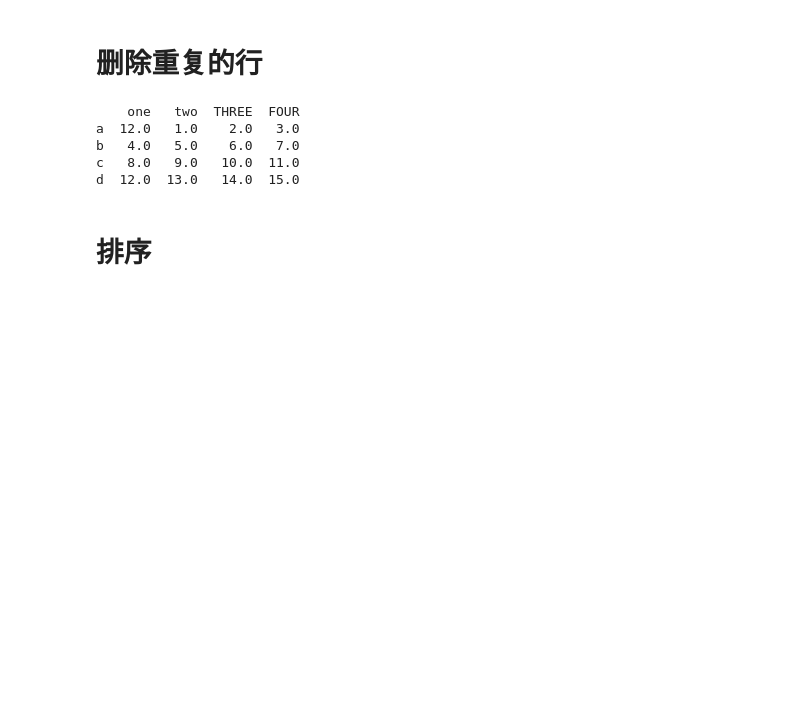
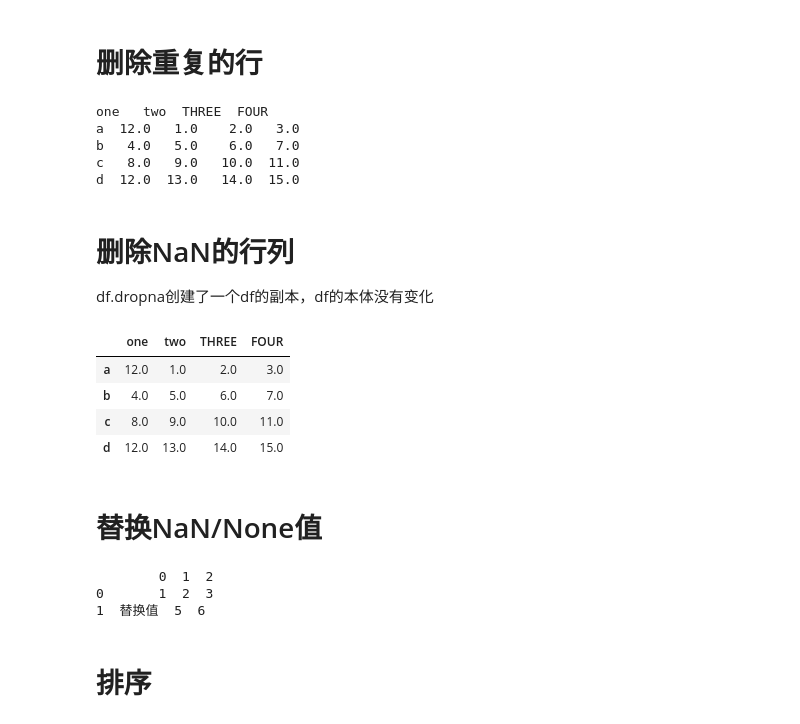
Before and after one commit to 102757017/Foundation-of-in-depth-learning, a Jupyter notebook: 数据预处理-dataframe.ipynb, the cells around one changed output. Cells and saved outputs as stored; diff of their text form; code cells hidden in the pictures; blank space fills up the shorter version.

Commit message:
add list-dataframe
Signed-off-by: 102757017 <sdf63fg@yeah.net>

```diff
--- a/数据预处理-dataframe.ipynb
+++ b/数据预处理-dataframe.ipynb
@@ -298,6 +295,34 @@ a  12.0   1.0    2.0   3.0
 b   4.0   5.0    6.0   7.0
 c   8.0   9.0   10.0  11.0
 d  12.0  13.0   14.0  15.0
+# %% [markdown]
+# 删除NaN的行列
+df.dropna创建了一个df的副本，df的本体没有变化
+# %%
+#删除表中全部为NaN的行
+df.dropna(axis=0,how='all')
+#删除表中含有任何NaN的行
+df.dropna(axis=0,how='any')
+#删除表中全部为NaN的列
+df.dropna(axis=1,how='all')
+#删除表中含有任何NaN的列
+df.dropna(axis=1,how='any')
+# %% [output]
+|  | one | two | THREE | FOUR |
+| a | 12.0 | 1.0 | 2.0 | 3.0 |
+| b | 4.0 | 5.0 | 6.0 | 7.0 |
+| c | 8.0 | 9.0 | 10.0 | 11.0 |
+| d | 12.0 | 13.0 | 14.0 | 15.0 |
+# %% [markdown]
+# 替换NaN/None值
+# %%
+df=pd.DataFrame([[1,2,3],[None,5,6]])
+df.fillna(value="替换值",inplace=True)
+print(df)
+# %% [output]
+        0  1  2
+0       1  2  3
+1  替换值  5  6
 # %% [markdown]
 # 排序
 # %%
```
Also changed, not shown: parts of 10 cells of this notebook.
